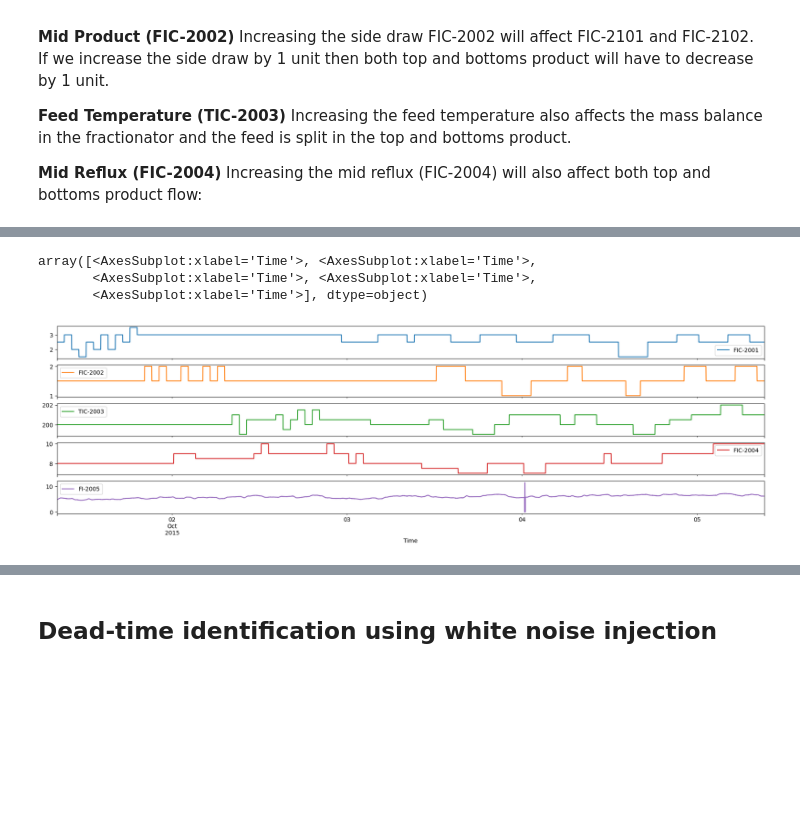
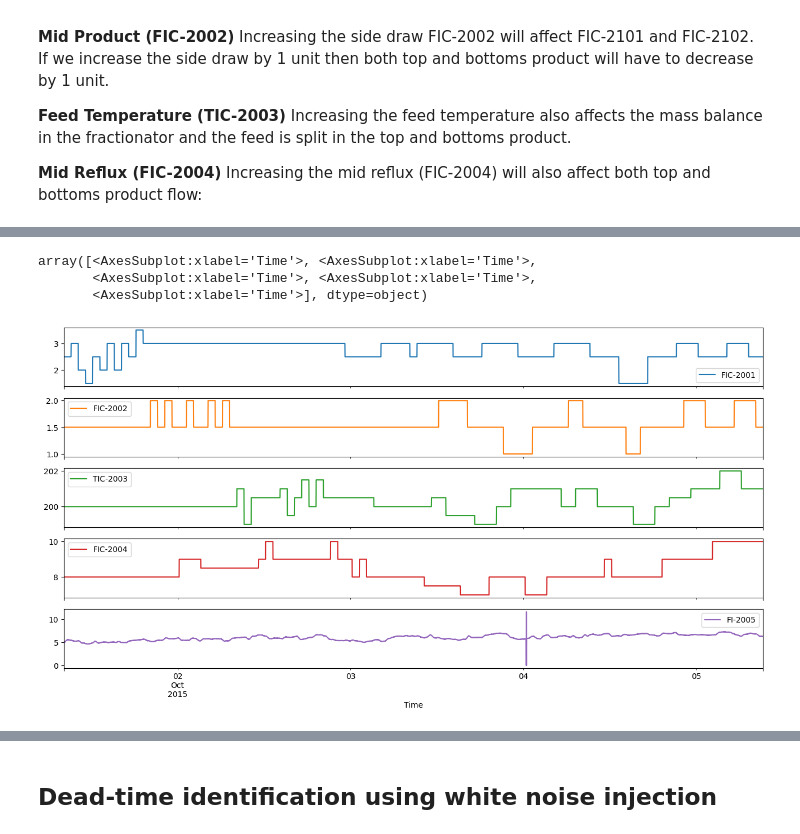
Before and after one commit to CPCLAB-UNIPI/SIPPY, a Jupyter notebook: Examples/subspace_id_frac2.ipynb, the cells around one changed output, grey strips where cells are left out. Saved outputs shown, nothing was run; the diff lists cells and outputs as text; code cells hidden in the pictures; blank space fills up the shorter version.

```diff
--- a/Examples/subspace_id_frac2.ipynb
+++ b/Examples/subspace_id_frac2.ipynb
@@ -43,14 +44,14 @@ step_test_data.describe()
 | 75% | 2.434028 | 3.517735 | 4.226025 | 9.412683 | 3.594180 | 2.183885 | 6.500992 | 3.000000 | 1.500000 | 9.000000 | ... |
 | max | 3.297840 | 3.930950 | 4.856360 | 10.611500 | 4.838140 | 3.446710 | 11.534700 | 3.500000 | 2.000000 | 10.000000 | ... |
 # %%
-plt.rcParams['figure.figsize'] = [22, 6]
+plt.rcParams['figure.figsize'] = [16, 8]
 plt.rcParams['figure.dpi'] = 100
 step_test_data[['FIC-2001', 'FIC-2002','TIC-2003', 'FIC-2004','FI-2005']].iloc[:].plot(subplots=True)
 # %% [output]
 array([<AxesSubplot:xlabel='Time'>, <AxesSubplot:xlabel='Time'>,
        <AxesSubplot:xlabel='Time'>, <AxesSubplot:xlabel='Time'>,
        <AxesSubplot:xlabel='Time'>], dtype=object)
-[figure, old version]
+[figure, new version]
 # %%
 inputs = ['FIC-2001','FIC-2002', 'TIC-2003', 'FIC-2004','FI-2005']
 outputs = ['FIC-2101', 'FIC-2102']
```
Also changed, not shown: parts of 19 cells of this notebook, 1 other file.
